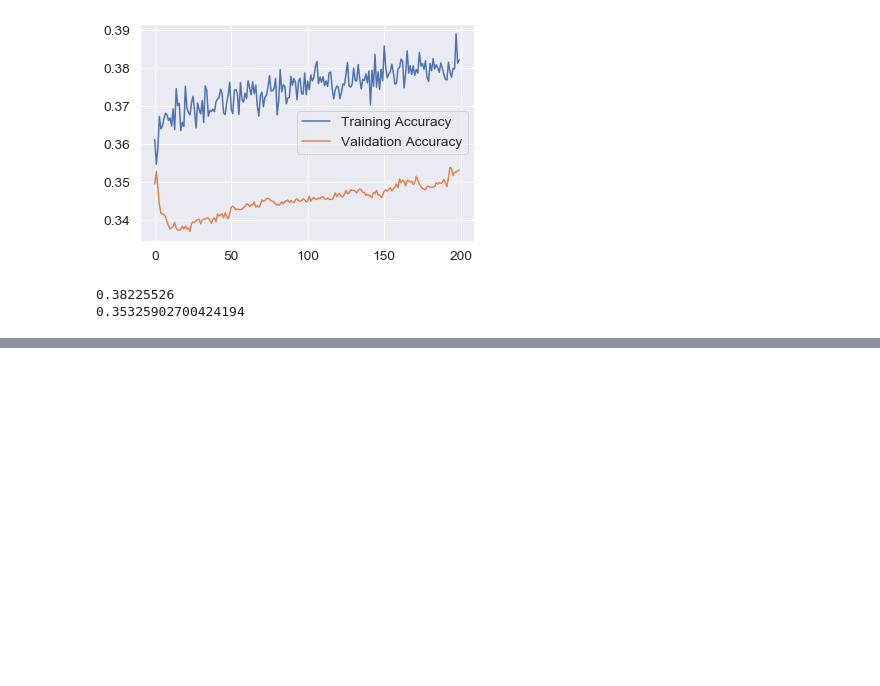
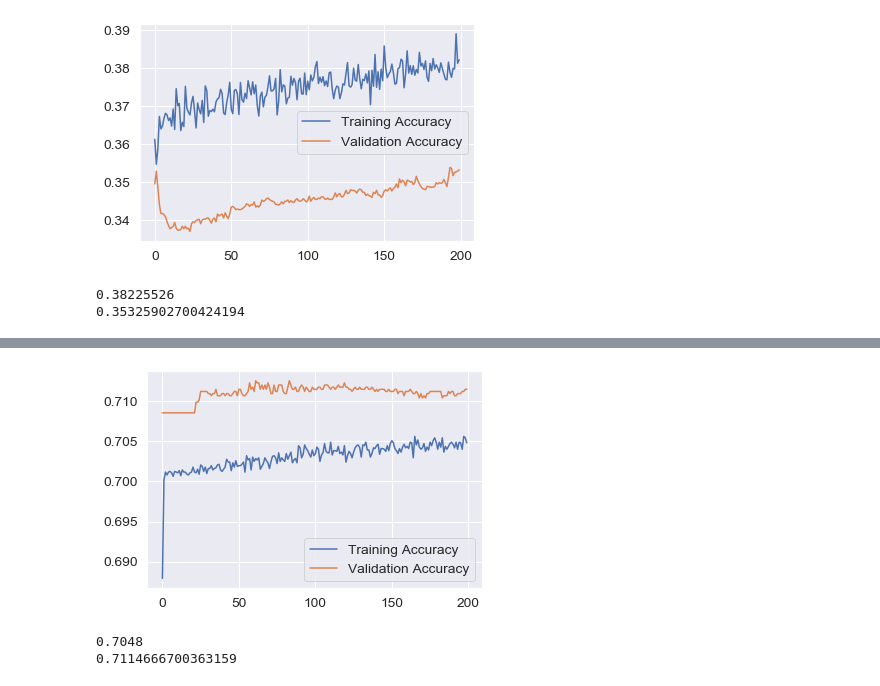
Before and after one commit to ishagupta36/Marketing-Models-Spotify, a Jupyter notebook: Simple Model.ipynb, the cells around one changed output, grey strips where cells are left out. Saved outputs shown, nothing was run; the diff lists cells and outputs as text; code cells hidden in the pictures; blank space fills up the shorter version.

```diff
--- a/Simple Model.ipynb
+++ b/Simple Model.ipynb
@@ -475,0 +564,32 @@ print(history.history['val_acc'][-1])
+# %%
+def build_model(dropout=0.3,nodes=64):
+    model=models.Sequential()
+    model.add(layers.Dense(nodes,activation='relu',input_shape=(dataset.shape[1],)))
+    model.add(layers.Dropout(dropout))
+    model.add(layers.Dense(nodes,activation='relu',input_shape=(dataset.shape[1],)))
+    model.add(layers.Dropout(dropout))
+    model.add(layers.Dense(nodes*2,activation='relu',input_shape=(dataset.shape[1],)))
+    model.add(layers.Dropout(dropout))
+    model.add(layers.Dense(nodes*2,activation='relu',input_shape=(dataset.shape[1],)))
+    model.add(layers.Dropout(dropout))
+    model.add(layers.Dense(nodes*2,activation='relu',input_shape=(dataset.shape[1],)))
+    model.add(layers.Dropout(dropout))
+    #model.add(layers.Dense(nodes,activation='relu',input_shape=(dataset.shape[1],)))
+    #model.add(layers.Dropout(dropout))
+    #model.add(layers.Dense(int(nodes/2),activation='relu',input_shape=(dataset.shape[1],)))
+    #model.add(layers.Dropout(dropout))
+    model.add(layers.Dense(2,activation='softmax'))
+
+    adam = optimizers.Adam(lr=0.0001)
+    model.compile(optimizer=adam,loss='categorical_crossentropy',metrics=['acc'])
+    return model
+
+
+model=build_model()
+model.summary()
+
+y_train_nn=pd.get_dummies(pd.DataFrame(y_train_p))
+y_val_nn=pd.get_dummies(pd.DataFrame(y_valid))
+
+
+history=model.fit(x_train_p,y_train_nn,validation_data=(x_valid,y_val_nn),epochs=200,verbose=0,batch_size=100)
@@ -475,0 +614,15 @@ print(history.history['val_acc'][-1])
+# %%
+plt.plot(history.history['acc'],label='Training Accuracy')
+plt.plot(history.history['val_acc'],label='Validation Accuracy')
+#plt.plot(history.history['val_mae'],label='MAE')
+#plt.plot(history.history['mape'])
+#plt.plot(history.history['cosine'],label='Cosine')
+plt.legend(loc='best')
+plt.show()
+
+print(history.history['acc'][-1])
+print(history.history['val_acc'][-1])
+# %% [output]
+[figure, added]
+0.7048
+0.7114666700363159
```
Also changed, not shown: parts of 49 cells of this notebook.
